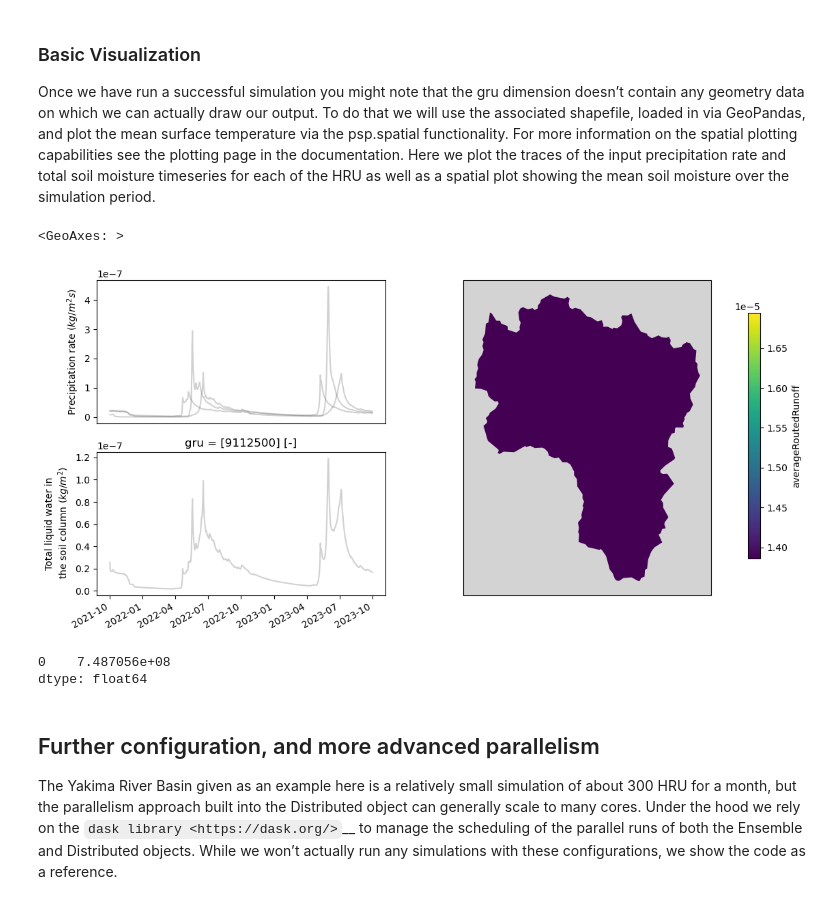
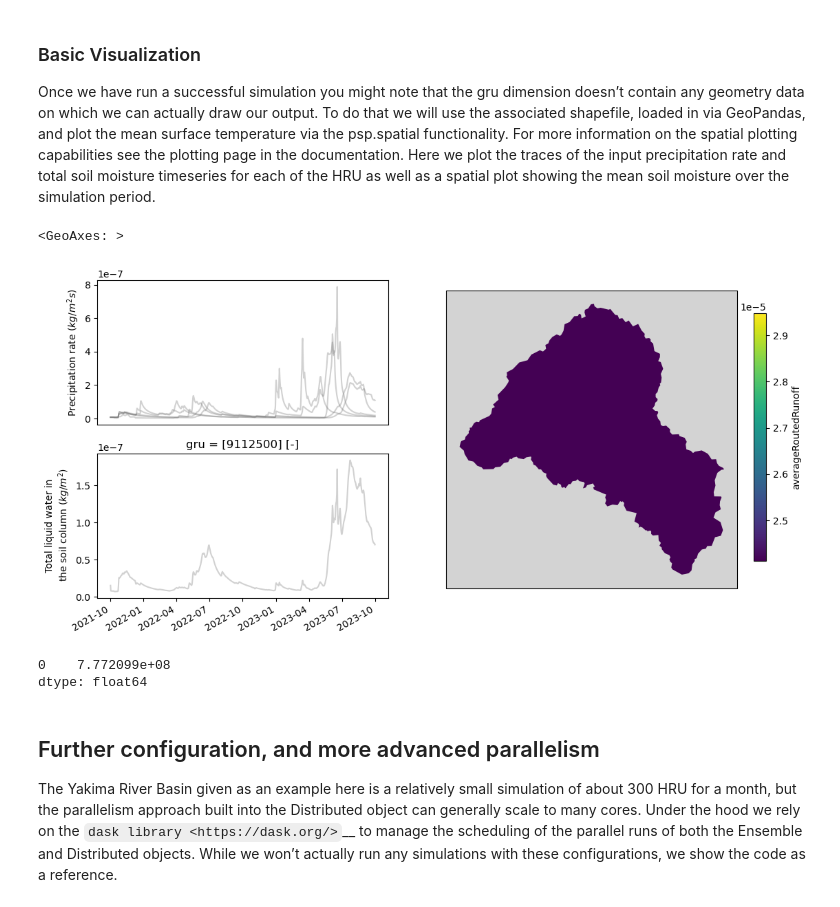
Before and after one commit to dlhogan97/mtn_hydro_pysumma, a Jupyter notebook: 6_model_runs/distributed_summa.ipynb, the cells around one changed output. Drawn from its saved outputs; the diff is of its cells as text; code cells hidden in the pictures.

```diff
--- a/6_model_runs/distributed_summa.ipynb
+++ b/6_model_runs/distributed_summa.ipynb
@@ -64,32 +59,32 @@ Once we have run a successful simulation you might note that the gru dimension d
 # %%
 s_ds = s_ds.sel(time=slice('2021-10-02', '2023-09-30'))
 # %%
-shapefile = '/storage/dlhogan/summa_modeling_data/domain_EastRiver/shapefiles/catchment/EastRiver.shp'
+shapefile = '/storage/dlhogan/summa_modeling_data/domain_TuolumneRiver/shapefiles/catchment/TuolumneRiver.shp'
 gdf = gpd.GeoDataFrame.from_file(shapefile)
 
 fig = plt.figure(figsize=(12, 6))
 gs = fig.add_gridspec(2, 2)
 
 ax1 = fig.add_subplot(gs[0, 0], )
 s_ds['scalarTotalRunoff'].plot.line(x='time', ax=ax1, add_legend=False, color='dimgrey', alpha=0.3)
 ax1.set_xlabel('')
 ax1.set_xticks([])
 ax1.set_ylabel('Precipitation rate ($kg / m^2 s$)')
 
 ax2 = fig.add_subplot(gs[1, 0], )
 s_ds['averageRoutedRunoff'].plot.line(x='time', ax=ax2, add_legend=False, color='dimgrey', alpha=0.3)
 ax2.set_ylabel('Total liquid water in\n the soil column ($kg/m^2$)')
 ax2.set_xlabel('')
 
 ax3 = fig.add_subplot(gs[:, 1], projection=ccrs.Mercator())
 psp.spatial(s_ds['averageRoutedRunoff'].sum(dim='time'), gdf, ax=ax3, robust=[0,1e-5])
 # %% [output]
 <GeoAxes: >
-[figure, old version]
+[figure, new version]
 # %%
-gdf.to_crs(epsg="32613").area
+gdf.to_crs(epsg="32610").area
 # %% [output]
-0    7.487056e+08
+0    7.772099e+08
 dtype: float64
 # %% [markdown]
 ## Further configuration, and more advanced parallelism
```
Also changed, not shown: parts of 3 cells of this notebook, 2 other files.
